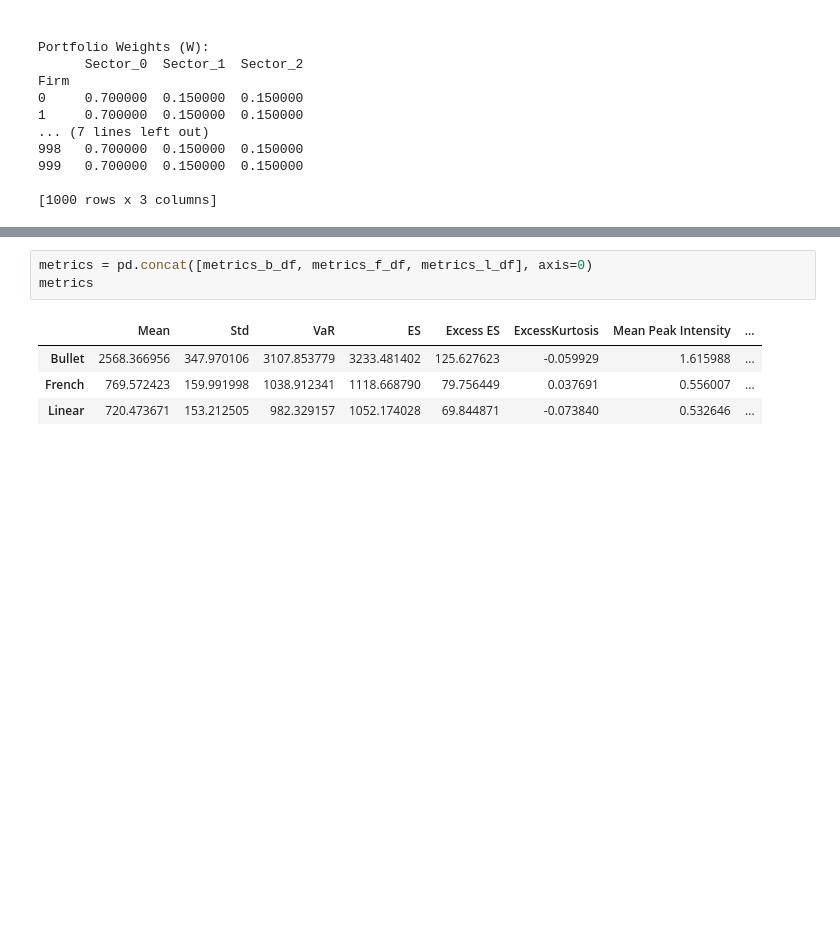
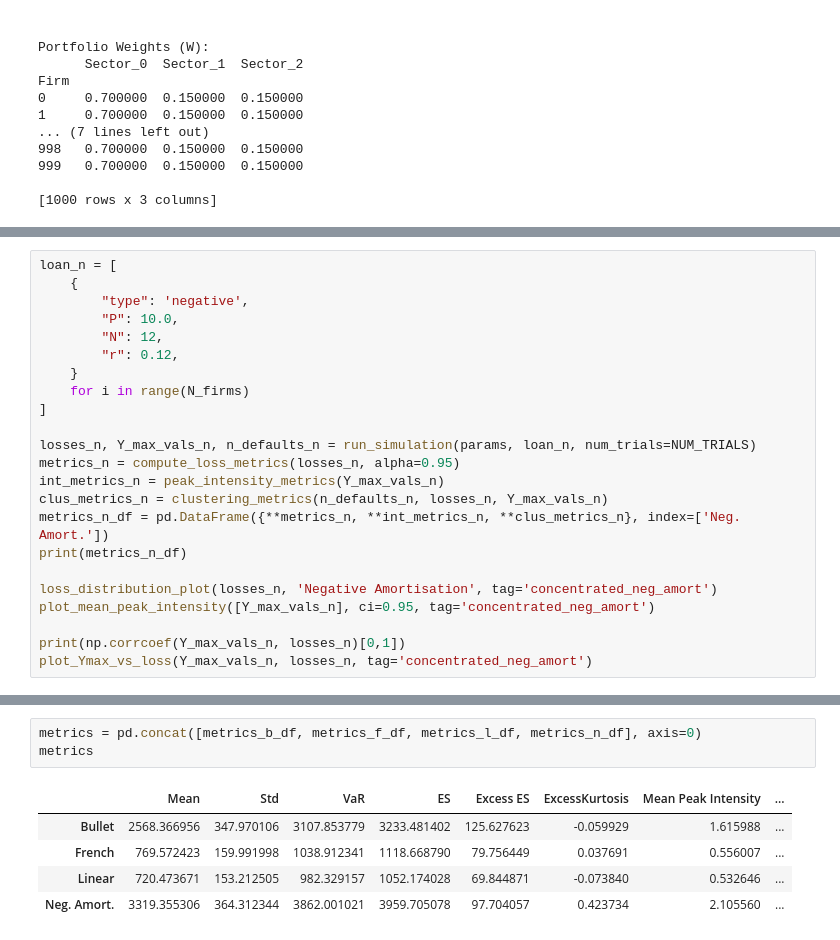
Before and after one commit to Sidh-Sharma/monte_carlo_defaults_sim, a Jupyter notebook: amortisation/clustering.ipynb, the cells around one changed output, grey strips where cells are left out. Drawn from its saved outputs; the diff is of its cells as text; blank space fills up the shorter version.

```diff
--- a/amortisation/clustering.ipynb
+++ b/amortisation/clustering.ipynb
@@ -947,0 +1003,23 @@ Linear        472.448000        470.104000       1.393992
+# %%
+loan_n = [
+    {
+        "type": 'negative',
+        "P": 10.0,
+        "N": 12,
+        "r": 0.12,
+    }
+    for i in range(N_firms)
+]
+
+losses_n, Y_max_vals_n, n_defaults_n = run_simulation(params, loan_n, num_trials=NUM_TRIALS)
+metrics_n = compute_loss_metrics(losses_n, alpha=0.95)
+int_metrics_n = peak_intensity_metrics(Y_max_vals_n)
+clus_metrics_n = clustering_metrics(n_defaults_n, losses_n, Y_max_vals_n)
+metrics_n_df = pd.DataFrame({**metrics_n, **int_metrics_n, **clus_metrics_n}, index=['Neg. Amort.'])
+print(metrics_n_df)
+
+loss_distribution_plot(losses_n, 'Negative Amortisation', tag='concentrated_neg_amort')
+plot_mean_peak_intensity([Y_max_vals_n], ci=0.95, tag='concentrated_neg_amort')
+
+print(np.corrcoef(Y_max_vals_n, losses_n)[0,1])
+plot_Ymax_vs_loss(Y_max_vals_n, losses_n, tag='concentrated_neg_amort')
@@ -948,11 +1039,12 @@ Linear        472.448000        470.104000       1.393992
 # %%
-metrics = pd.concat([metrics_b_df, metrics_f_df, metrics_l_df], axis=0)
+metrics = pd.concat([metrics_b_df, metrics_f_df, metrics_l_df, metrics_n_df], axis=0)
 metrics
 # %% [output]
 |  | Mean | Std | VaR | ES | Excess ES | ExcessKurtosis | Mean Peak Intensity | ... |
 | Bullet | 2568.366956 | 347.970106 | 3107.853779 | 3233.481402 | 125.627623 | -0.059929 | 1.615988 | ... |
 | French | 769.572423 | 159.991998 | 1038.912341 | 1118.668790 | 79.756449 | 0.037691 | 0.556007 | ... |
 | Linear | 720.473671 | 153.212505 | 982.329157 | 1052.174028 | 69.844871 | -0.073840 | 0.532646 | ... |
+| Neg. Amort. | 3319.355306 | 364.312344 | 3862.001021 | 3959.705078 | 97.704057 | 0.423734 | 2.105560 | ... |
 # %%
 metrics1
 # %% [output]
```
Also changed, not shown: parts of 15 cells of this notebook, 6 other files.
